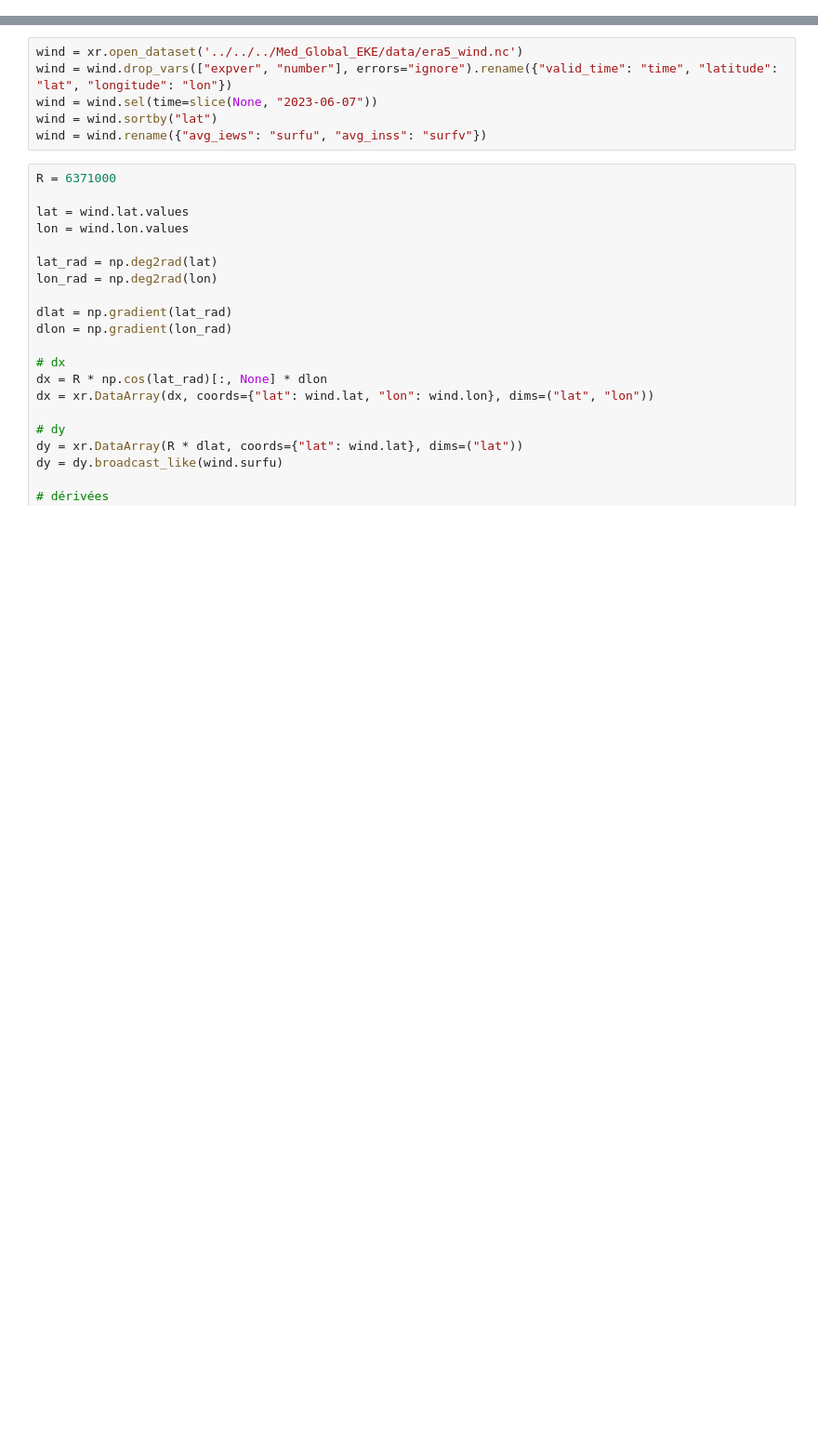
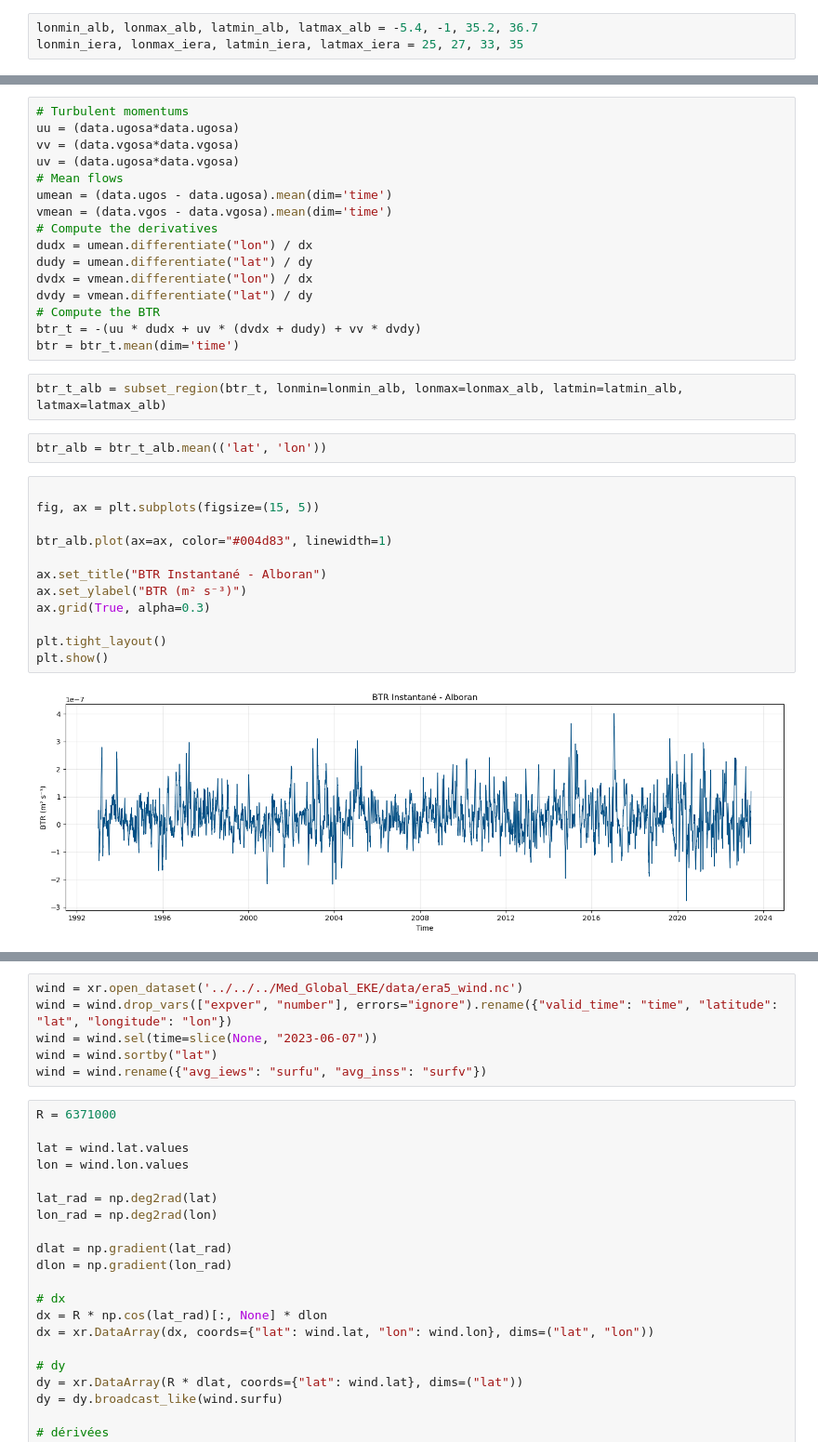
Before and after one commit to phargous/E_transfers, a Jupyter notebook: code/notebooks/1Training.ipynb, the cells around one changed output, grey strips where cells are left out. Shown at 93% size. Saved outputs shown, nothing was run; the diff lists cells and outputs as text; blank space fills up the shorter version.

```diff
--- a/code/notebooks/1Training.ipynb
+++ b/code/notebooks/1Training.ipynb
@@ -7,0 +73,3 @@ eke = eke.where(mask_med)
+# %%
+lonmin_alb, lonmax_alb, latmin_alb, latmax_alb = -5.4, -1, 35.2, 36.7
+lonmin_iera, lonmax_iera, latmin_iera, latmax_iera = 25, 27, 33, 35
@@ -7,0 +96,34 @@ eke = eke.where(mask_med)
+# %%
+# Turbulent momentums
+uu = (data.ugosa*data.ugosa)
+vv = (data.vgosa*data.vgosa)
+uv = (data.ugosa*data.vgosa)
+# Mean flows
+umean = (data.ugos - data.ugosa).mean(dim='time')
+vmean = (data.vgos - data.vgosa).mean(dim='time')
+# Compute the derivatives
+dudx = umean.differentiate("lon") / dx
+dudy = umean.differentiate("lat") / dy
+dvdx = vmean.differentiate("lon") / dx
+dvdy = vmean.differentiate("lat") / dy
+# Compute the BTR
+btr_t = -(uu * dudx + uv * (dvdx + dudy) + vv * dvdy)
+btr = btr_t.mean(dim='time')
+# %%
+btr_t_alb = subset_region(btr_t, lonmin=lonmin_alb, lonmax=lonmax_alb, latmin=latmin_alb, latmax=latmax_alb)
+# %%
+btr_alb = btr_t_alb.mean(('lat', 'lon'))
+# %%
+
+fig, ax = plt.subplots(figsize=(15, 5))
+
+btr_alb.plot(ax=ax, color="#004d83", linewidth=1)
+
+ax.set_title("BTR Instantané - Alboran")
+ax.set_ylabel("BTR (m² s⁻³)")
+ax.grid(True, alpha=0.3)
+
+plt.tight_layout()
+plt.show()
+# %% [output]
+[figure, added]
```
Also changed, not shown: parts of 21 cells of this notebook, 2 other files.
